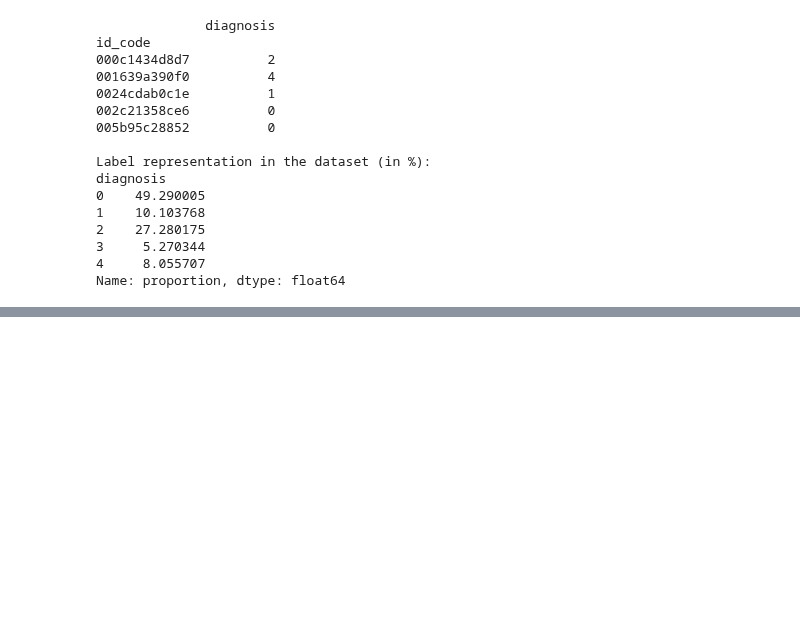
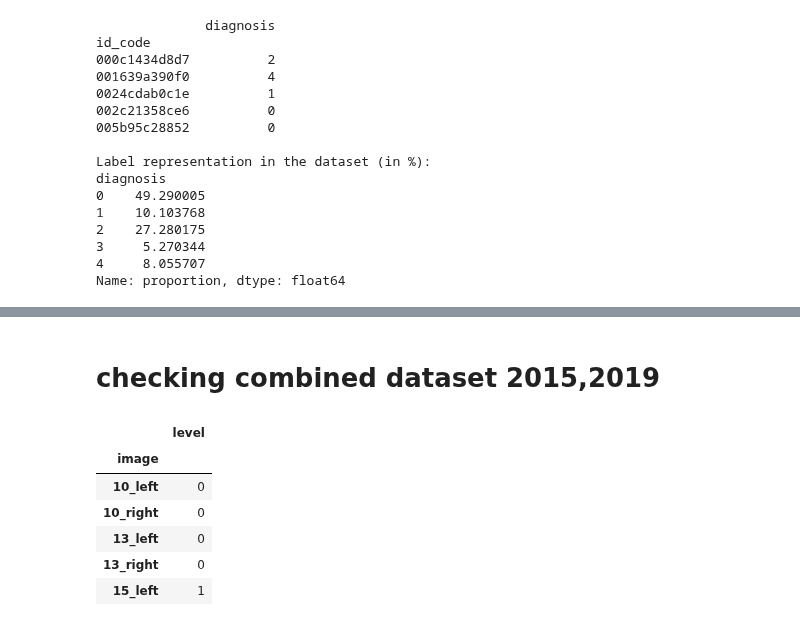
Before and after one commit to josephodavis/AI4ALL-19D, a Jupyter notebook: data/visualization.ipynb, the cells around one changed output, grey strips where cells are left out. Saved outputs shown, nothing was run; the diff lists cells and outputs as text; code cells hidden in the pictures; blank space fills up the shorter version.

```diff
--- a/data/visualization.ipynb
+++ b/data/visualization.ipynb
@@ -76,0 +80,16 @@ ModuleNotFoundError: No module named 'seaborn'
+# %% [markdown]
+# checking combined dataset 2015,2019
+# %%
+new_dataset = project_root / "data" / "raw" / "2019_2015_data" / "traintestLabels15_trainLabels19.csv"
+
+new_labels_df = pd.read_csv(new_dataset).set_index("image")
+
+new_labels_df.head()
+# %% [output]
+|  | level |
+| image |  |
+| 10_left | 0 |
+| 10_right | 0 |
+| 13_left | 0 |
+| 13_right | 0 |
+| 15_left | 1 |
```
Also changed, not shown: parts of 2 cells of this notebook, 6 other files.
